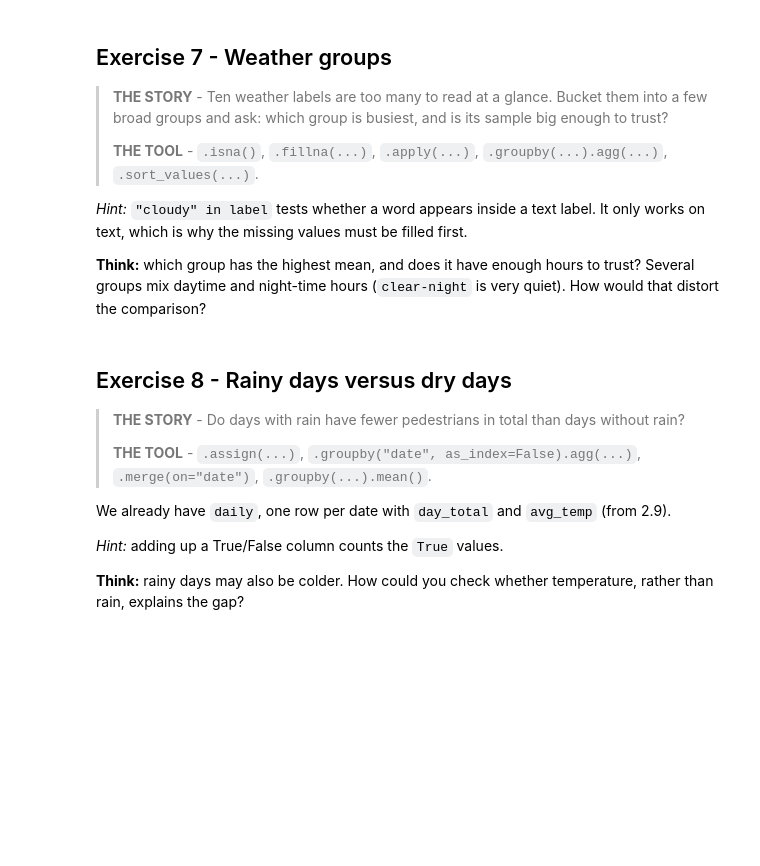
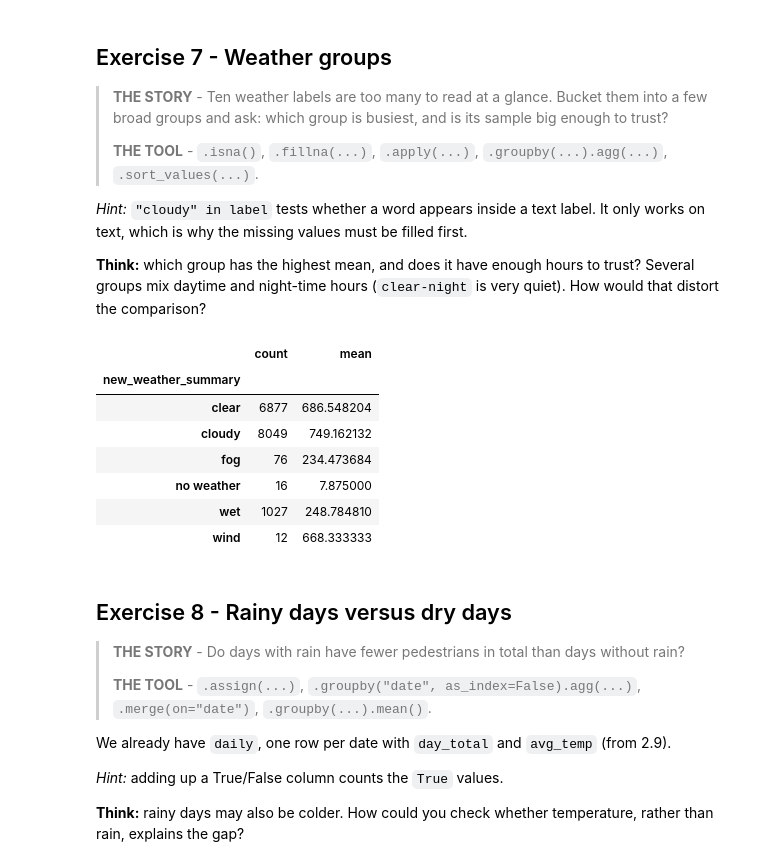
Before and after one commit to ansonwang05/NYU-Tandon-Career-Hub-Fall-2026-Data-Science-Bootcamp, a Jupyter notebook: Week_2/Code/Week_2.ipynb, the cells around one changed output. Drawn from its saved outputs; the diff is of its cells as text; code cells hidden in the pictures; blank space fills up the shorter version.

```diff
--- a/Week_2/Code/Week_2.ipynb
+++ b/Week_2/Code/Week_2.ipynb
@@ -1355,3 +1355,18 @@ Use these definitions: Night = hours 0-5, Morning = 6-11, Afternoon = 12-17, Eve
 *Hint:* `pd.cut` includes the right edge of each bin but **not** the left edge of the first one. If your first edge is `0`, what happens to hour 0? Try it and look for `NaN`.
 # %%
 # Your code here
+
+bridge_cp["time"] = pd.cut(
+    bridge_cp["hour"],
+    bins=[-1, 5, 11, 18, 23],
+    labels=["Night", "Morning", "Afternoon", "Evening"]
+)
+
+partDay = bridge_cp.groupby("time", observed=True).pedes.agg("mean").round(0)
+
+partDay.sort_values(ascending=False)
+
+# The Afternoon is the busiest part of the day with an average of 1605 people crossing
+# The Morning is the second busiest part of the day with an average of 615 people crossing
+# The Evening is the third busiest part of the day with an average of 298 people crossing
+# The Night is the least busiest part of the day with only an average of 13 people crossing
@@ -1368,6 +1390,39 @@ Use these definitions: Night = hours 0-5, Morning = 6-11, Afternoon = 12-17, Eve
 **Think:** which group has the highest mean, and does it have enough hours to trust? Several groups mix daytime and night-time hours (`clear-night` is very quiet). How would that distort the comparison?
 # %%
 # Your code here
+
+def group_weather(label):
+    if "cloudy" in label:
+        return "cloudy"
+    elif "clear" in label:
+        return "clear"
+    elif "rain" in label or "sleet" in label or "snow" in label:
+        return "wet"
+    elif "wind" in label:
+        return "wind"
+    elif "fog" in label:
+        return "fog"
+    else:
+        return "no weather"
+
+bridge_cp["new_weather_summary"] = bridge_cp["weather_summary"].fillna("no weather").apply(group_weather)
+
+weather = bridge_cp.groupby("new_weather_summary").pedes.agg(["count", "mean"])
+
+weather
+
+# The busiest group was when it was cloudy, that sample is big enough only for a couple categories
+# Other groups like the wind and the fog groups had very small sample size to work with
+#   so I don't think that we can trust that
+# %% [output]
+|  | count | mean |
+| new_weather_summary |  |  |
+| clear | 6877 | 686.548204 |
+| cloudy | 8049 | 749.162132 |
+| fog | 76 | 234.473684 |
+| no weather | 16 | 7.875000 |
+| wet | 1027 | 248.784810 |
+| wind | 12 | 668.333333 |
 # %% [markdown]
 ## Exercise 8 - Rainy days versus dry days
 
```
Also changed, not shown: parts of 5 cells of this notebook.
